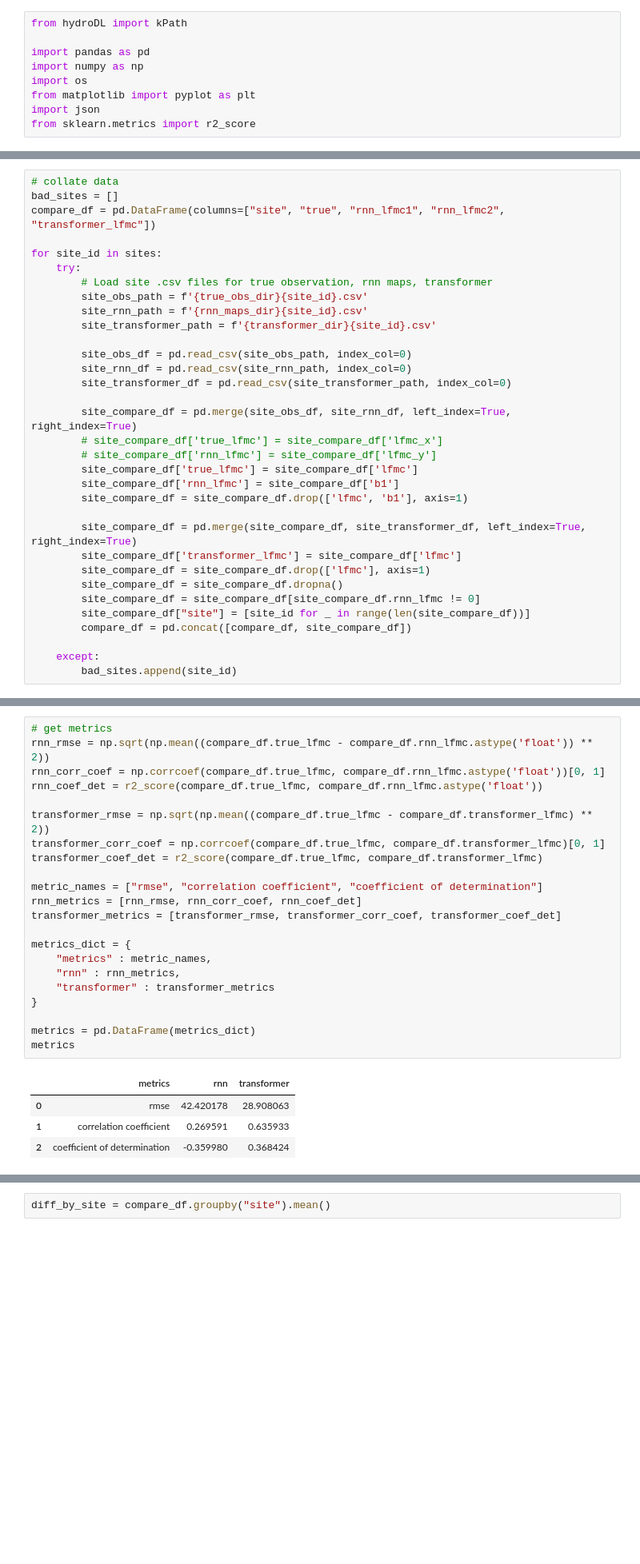
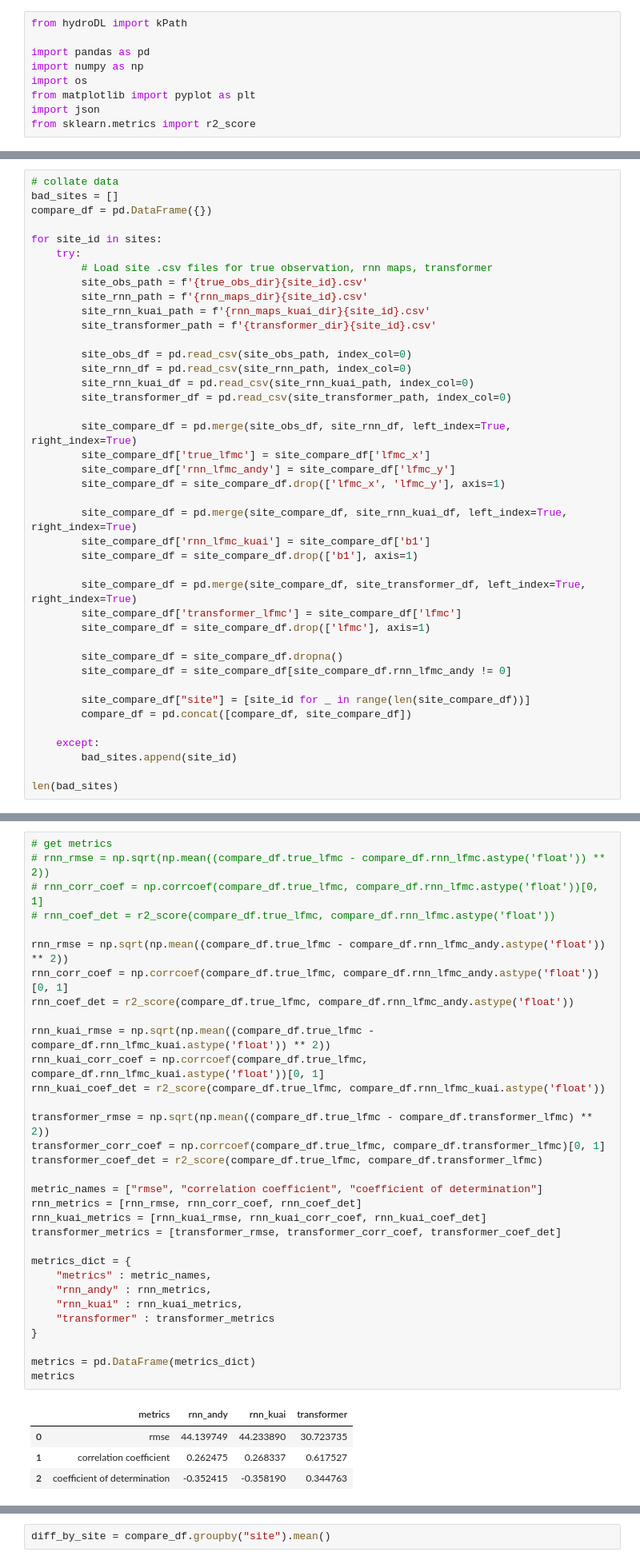
Before and after one commit to codebyandy/geolearn, a Jupyter notebook: app/vegetation/attention/andy/playground/rnn_baseline/compare_metrics.ipynb, the cells around one changed output, grey strips where cells are left out. Shown: that part at 80% size. Saved outputs shown, nothing was run; the diff lists cells and outputs as text; blank space fills up the shorter version.

```diff
--- a/app/vegetation/attention/andy/playground/rnn_baseline/compare_metrics.ipynb
+++ b/app/vegetation/attention/andy/playground/rnn_baseline/compare_metrics.ipynb
@@ -28,33 +47,41 @@ sites = pd.read_csv(sites_path).siteId.unique()
 # %%
 # collate data
 bad_sites = []
-compare_df = pd.DataFrame(columns=["site", "true", "rnn_lfmc1", "rnn_lfmc2", "transformer_lfmc"])
+compare_df = pd.DataFrame({})
 
 for site_id in sites:
     try:
         # Load site .csv files for true observation, rnn maps, transformer
         site_obs_path = f'{true_obs_dir}{site_id}.csv'
         site_rnn_path = f'{rnn_maps_dir}{site_id}.csv'
+        site_rnn_kuai_path = f'{rnn_maps_kuai_dir}{site_id}.csv'
         site_transformer_path = f'{transformer_dir}{site_id}.csv'
 
         site_obs_df = pd.read_csv(site_obs_path, index_col=0)
         site_rnn_df = pd.read_csv(site_rnn_path, index_col=0)
+        site_rnn_kuai_df = pd.read_csv(site_rnn_kuai_path, index_col=0)
         site_transformer_df = pd.read_csv(site_transformer_path, index_col=0)
 
         site_compare_df = pd.merge(site_obs_df, site_rnn_df, left_index=True, right_index=True)
-        # site_compare_df['true_lfmc'] = site_compare_df['lfmc_x']
-        # site_compare_df['rnn_lfmc'] = site_compare_df['lfmc_y']
-        site_compare_df['true_lfmc'] = site_compare_df['lfmc']
-        site_compare_df['rnn_lfmc'] = site_compare_df['b1']
-        site_compare_df = site_compare_df.drop(['lfmc', 'b1'], axis=1)
+        site_compare_df['true_lfmc'] = site_compare_df['lfmc_x']
+        site_compare_df['rnn_lfmc_andy'] = site_compare_df['lfmc_y']
+        site_compare_df = site_compare_df.drop(['lfmc_x', 'lfmc_y'], axis=1)
+
+        site_compare_df = pd.merge(site_compare_df, site_rnn_kuai_df, left_index=True, right_index=True)
+        site_compare_df['rnn_lfmc_kuai'] = site_compare_df['b1']
+        site_compare_df = site_compare_df.drop(['b1'], axis=1)
 
         site_compare_df = pd.merge(site_compare_df, site_transformer_df, left_index=True, right_index=True)
         site_compare_df['transformer_lfmc'] = site_compare_df['lfmc']
         site_compare_df = site_compare_df.drop(['lfmc'], axis=1)
+
         site_compare_df = site_compare_df.dropna()
-        site_compare_df = site_compare_df[site_compare_df.rnn_lfmc != 0]
+        site_compare_df = site_compare_df[site_compare_df.rnn_lfmc_andy != 0]
+
         site_compare_df["site"] = [site_id for _ in range(len(site_compare_df))]
         compare_df = pd.concat([compare_df, site_compare_df])
 
     except:
         bad_sites.append(site_id)
+
+len(bad_sites)
@@ -65,30 +90,40 @@ len(bad_sites)
 # %%
 # get metrics
-rnn_rmse = np.sqrt(np.mean((compare_df.true_lfmc - compare_df.rnn_lfmc.astype('float')) ** 2))
-rnn_corr_coef = np.corrcoef(compare_df.true_lfmc, compare_df.rnn_lfmc.astype('float'))[0, 1]
-rnn_coef_det = r2_score(compare_df.true_lfmc, compare_df.rnn_lfmc.astype('float'))
+# rnn_rmse = np.sqrt(np.mean((compare_df.true_lfmc - compare_df.rnn_lfmc.astype('float')) ** 2))
+# rnn_corr_coef = np.corrcoef(compare_df.true_lfmc, compare_df.rnn_lfmc.astype('float'))[0, 1]
+# rnn_coef_det = r2_score(compare_df.true_lfmc, compare_df.rnn_lfmc.astype('float'))
+
+rnn_rmse = np.sqrt(np.mean((compare_df.true_lfmc - compare_df.rnn_lfmc_andy.astype('float')) ** 2))
+rnn_corr_coef = np.corrcoef(compare_df.true_lfmc, compare_df.rnn_lfmc_andy.astype('float'))[0, 1]
+rnn_coef_det = r2_score(compare_df.true_lfmc, compare_df.rnn_lfmc_andy.astype('float'))
+
+rnn_kuai_rmse = np.sqrt(np.mean((compare_df.true_lfmc - compare_df.rnn_lfmc_kuai.astype('float')) ** 2))
+rnn_kuai_corr_coef = np.corrcoef(compare_df.true_lfmc, compare_df.rnn_lfmc_kuai.astype('float'))[0, 1]
+rnn_kuai_coef_det = r2_score(compare_df.true_lfmc, compare_df.rnn_lfmc_kuai.astype('float'))
 
 transformer_rmse = np.sqrt(np.mean((compare_df.true_lfmc - compare_df.transformer_lfmc) ** 2))
 transformer_corr_coef = np.corrcoef(compare_df.true_lfmc, compare_df.transformer_lfmc)[0, 1]
 transformer_coef_det = r2_score(compare_df.true_lfmc, compare_df.transformer_lfmc)
 
 metric_names = ["rmse", "correlation coefficient", "coefficient of determination"]
 rnn_metrics = [rnn_rmse, rnn_corr_coef, rnn_coef_det]
+rnn_kuai_metrics = [rnn_kuai_rmse, rnn_kuai_corr_coef, rnn_kuai_coef_det]
 transformer_metrics = [transformer_rmse, transformer_corr_coef, transformer_coef_det]
 
 metrics_dict = {
     "metrics" : metric_names,
-    "rnn" : rnn_metrics,
+    "rnn_andy" : rnn_metrics,
+    "rnn_kuai" : rnn_kuai_metrics,
     "transformer" : transformer_metrics
 }
 
 metrics = pd.DataFrame(metrics_dict)
 metrics
 # %% [output]
-|  | metrics | rnn | transformer |
-| 0 | rmse | 42.420178 | 28.908063 |
-| 1 | correlation coefficient | 0.269591 | 0.635933 |
-| 2 | coefficient of determination | -0.359980 | 0.368424 |
+|  | metrics | rnn_andy | rnn_kuai | transformer |
+| 0 | rmse | 44.139749 | 44.233890 | 30.723735 |
+| 1 | correlation coefficient | 0.262475 | 0.268337 | 0.617527 |
+| 2 | coefficient of determination | -0.352415 | -0.358190 | 0.344763 |
 # %%
 # get time series of given site
 site_id = 4
```
Also changed, not shown: parts of 39 cells of this notebook, 7 other files.
